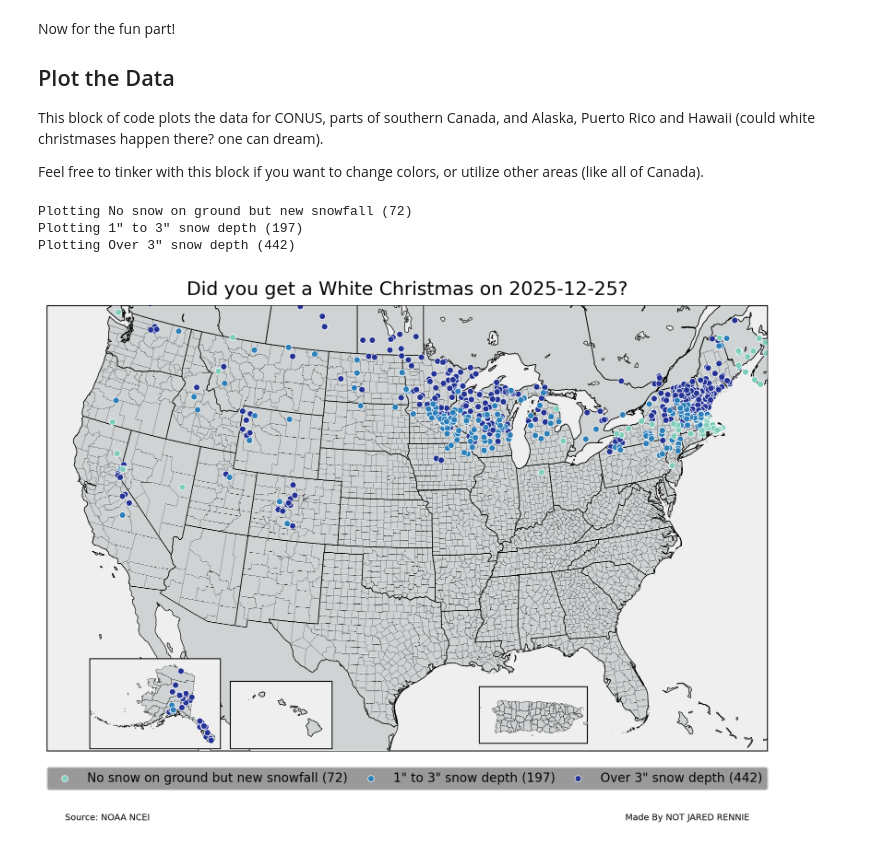
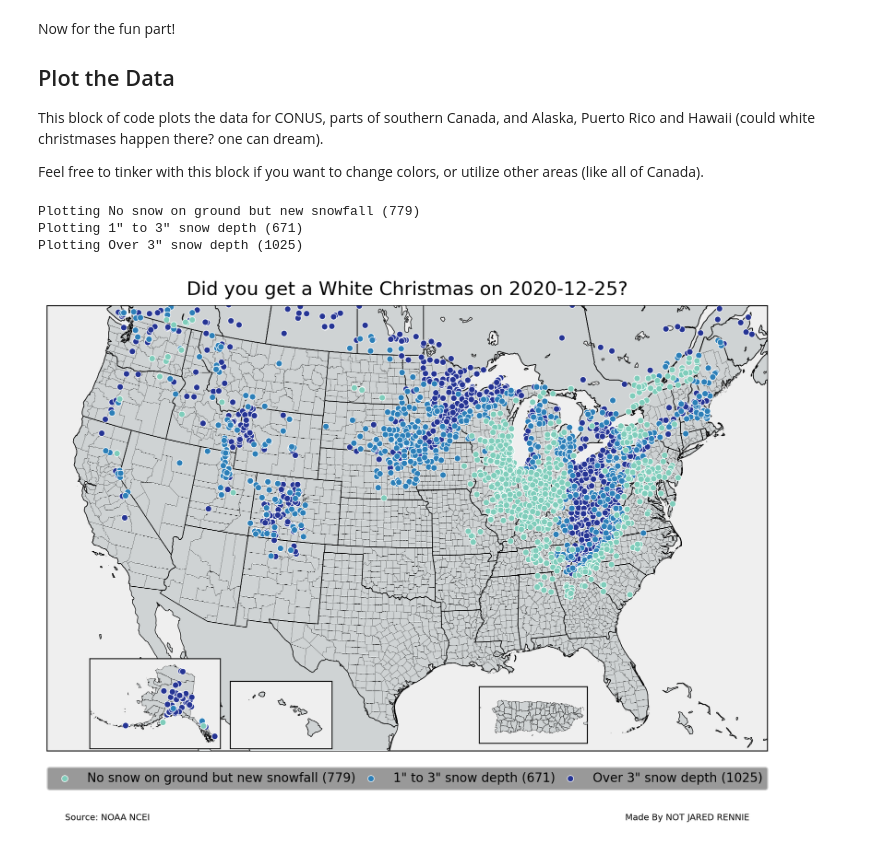
Before and after one commit to jjrennie/White-Christmas, a Jupyter notebook: white_christmas.ipynb, the cells around one changed output. Saved outputs shown, nothing was run; the diff lists cells and outputs as text; code cells hidden in the pictures.

```diff
--- a/white_christmas.ipynb
+++ b/white_christmas.ipynb
@@ -57,7 +62,7 @@ We need 2 arguments, the first is the year in question, and the second is the cr
  **Change the arguments below to your liking**
 # %%
 # Insert Arguments Here
-inYear=2025
+inYear=2020
 author='NOT JARED RENNIE'
 # %% [markdown]
 ### Get Stations and Associated Metadata
@@ -260,6 +265,7 @@ land_hex = '#cfd3d4'
 ocean_hex = '#efefef'
 edgecolor = 'black'
 outTitle = f'Did you get a White Christmas on {outDate}?'
+outPNG='white_christmas_'+target_date+'.png'
 
 #################################################
 # CREATE FIGURE AND AXES
@@ -314,34 +320,35 @@ conus_ax.add_feature(cfeature.STATES,linewidth=0.5,edgecolor=edgecolor,zorder=7)
 # SCATTER PLOTTING (GROUPED BY STATE)
 
 criteria = [
     (finalData1, '#7fcdbb', 10, f'No snow on ground but new snowfall ({len(finalData1)})'),
     (finalData2, '#2c7fb8', 9, f'1" to 3" snow depth ({len(finalData2)})'),
     (finalData3, '#253494', 8, f'Over 3" snow depth ({len(finalData3)})'),
 ]
 
 for df, color, zorder, label in criteria:
     print(f'Plotting {label}')
     # Add dummy scatter for legend
     conus_ax.scatter(0, 0, marker='o', s=25, color=color,
                      edgecolors='white', linewidths=0.5,
                      transform=ccrs.PlateCarree(), zorder=zorder, label=label)
 
     # Group by state for plotting
     for state, group in df.groupby('STATE'):
         ax = {'AK': ak_ax, 'HI': hi_ax, 'PR': pr_ax}.get(state, conus_ax)
         ax.scatter(group['LON'].values, group['LAT'].values, marker='o', s=25,
                    color=color, edgecolors='white', linewidths=0.5,
                    transform=ccrs.PlateCarree(), zorder=zorder)
 
 #################################################
 # LEGEND AND TITLES
 conus_ax.legend(bbox_to_anchor=(0., -.087, 1., -1.02), loc=3, ncol=3, mode="expand",borderaxespad=0., fontsize=10, facecolor='#808080')
 plt.suptitle(outTitle, size=15, color='black', y=1.05)
 conus_ax.annotate('Source: NOAA NCEI',xy=(0.025, -0.16), xycoords='axes fraction', fontsize=7,color='black', horizontalalignment='left', verticalalignment='bottom')
 conus_ax.annotate('Made By '+author, xy=(0.975, -0.16), xycoords='axes fraction', fontsize=7,color='black', horizontalalignment='right', verticalalignment='bottom')
+plt.savefig(outPNG,dpi=dpi,bbox_inches='tight')
 plt.show()
 # %% [output]
-Plotting No snow on ground but new snowfall (72)
-Plotting 1" to 3" snow depth (197)
-Plotting Over 3" snow depth (442)
+Plotting No snow on ground but new snowfall (779)
+Plotting 1" to 3" snow depth (671)
+Plotting Over 3" snow depth (1025)
-[figure, old version]
+[figure, new version]
```
Also changed, not shown: parts of 11 cells of this notebook.
